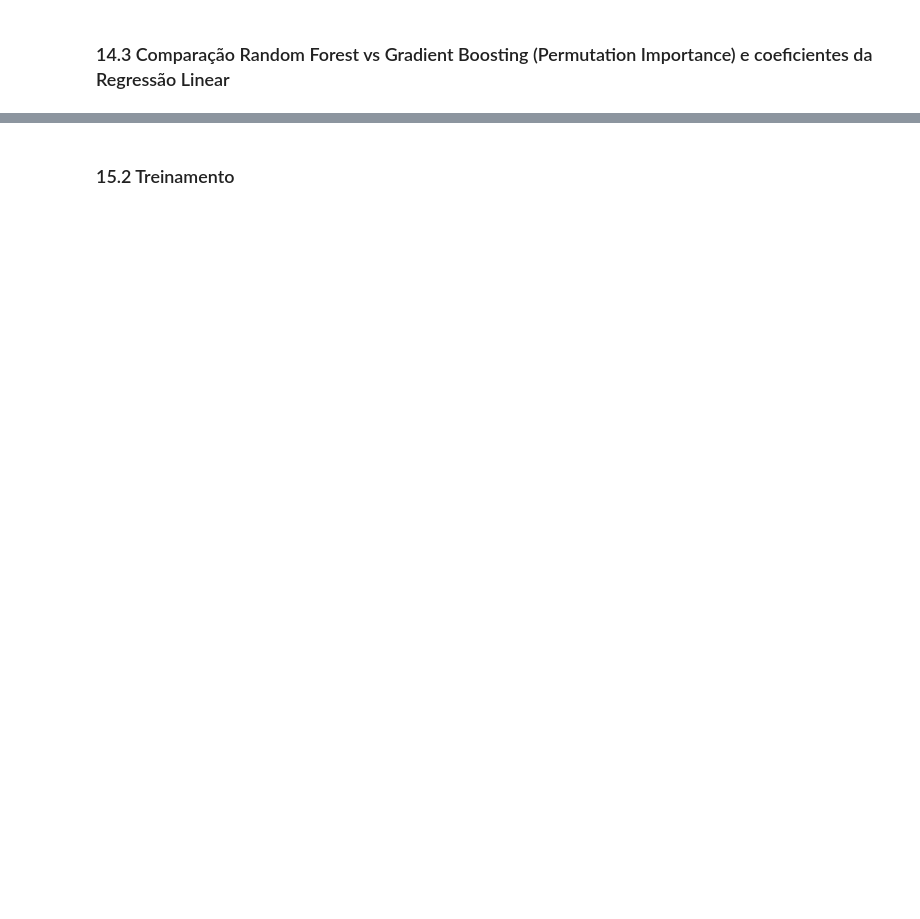
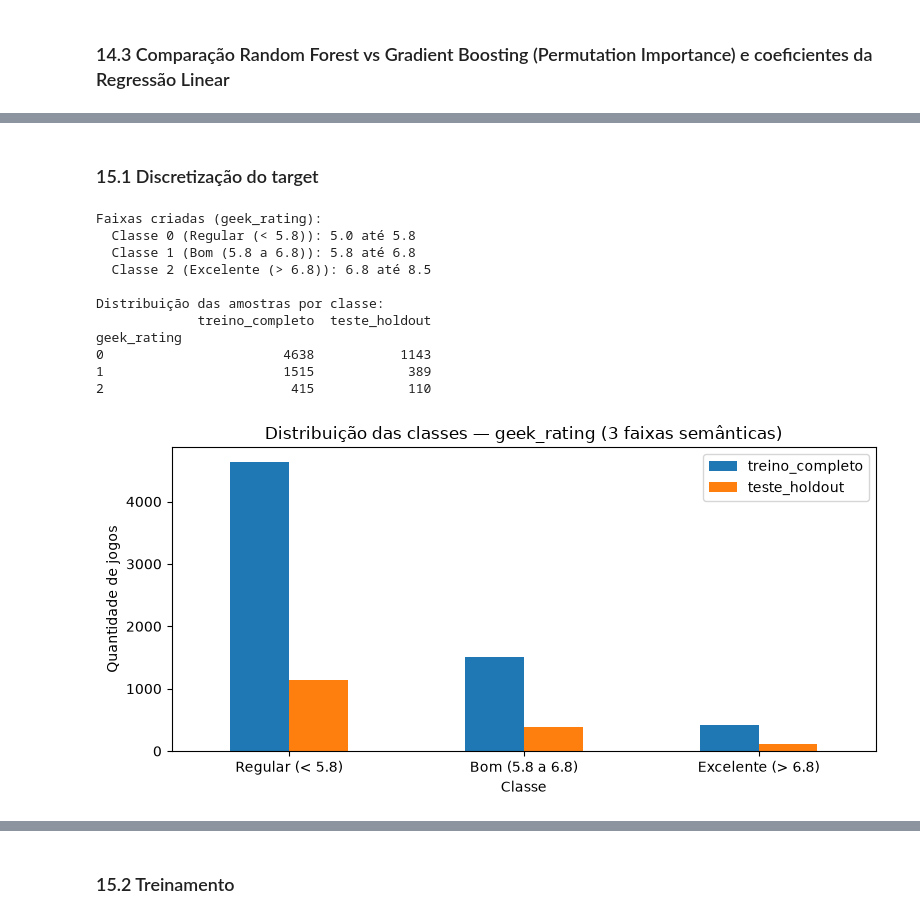
Before and after one commit to GabrielAquarius/trabalho_machine_learning, a Jupyter notebook: treinamento/treinamento_modelos.ipynb, the cells around one changed output, grey strips where cells are left out. Saved outputs shown, nothing was run; the diff lists cells and outputs as text; code cells hidden in the pictures; blank space fills up the shorter version.

```diff
--- a/treinamento/treinamento_modelos.ipynb
+++ b/treinamento/treinamento_modelos.ipynb
@@ -66,7 +37,7 @@ N_ITER = 20   # nº de combinações de hiperparâmetros amostradas (RandomizedS
 
 Carregamos `bgg_dataset_tratado.csv`, gerado pelo notebook `tratamento_dados.ipynb`. A base já está limpa, sem valores nulos, com variáveis categóricas codificadas (one-hot para categorias/mecânicas), publisher e descrição vetorizados. O `geek_rating` (nosso target) permanece na escala original.
 # %%
-df = pd.read_csv("bgg_dataset_tratado.csv")
+df = pd.read_csv("../data/bgg_dataset_tratado.csv")
 
 print(f"Shape: {df.shape[0]:,} linhas x {df.shape[1]} colunas")
 print(f"Valores nulos totais: {df.isna().sum().sum()}")
@@ -542,16 +586,0 @@ Criamos 10 faixas de **largura igual** (bins lineares, `np.linspace`) cobrindo o
-# %%
-N_BINS = 10
-
-bin_edges = np.linspace(y_train_full_reg.min(), y_train_full_reg.max(), N_BINS + 1)
-bin_labels_desc = [f"{bin_edges[i]:.3f} – {bin_edges[i+1]:.3f}" for i in range(N_BINS)]
-
-bin_edges_open = bin_edges.copy()
-bin_edges_open[0] = -np.inf
-bin_edges_open[-1] = np.inf
-
-y_train_clf = pd.cut(y_train_full_reg, bins=bin_edges_open, labels=False, include_lowest=True)
-y_test_clf = pd.cut(y_test_reg, bins=bin_edges_open, labels=False, include_lowest=True)
-
-print("Faixas de geek_rating (definidas a partir do treino):")
-for i, lbl in enumerate(bin_labels_desc):
-    print(f"  Classe {i}: {lbl}")
@@ -557,0 +589,61 @@ for i, lbl in enumerate(bin_labels_desc):
+# %% [markdown]
+### 15.1 Discretização do target
+# %%
+bin_edges = [5.0, 5.8, 6.8, 8.5]
+
+bin_edges_adjusted = bin_edges.copy()
+bin_edges_adjusted[0] = -np.inf
+bin_edges_adjusted[-1] = np.inf
+
+CLASS_NAMES = ["Regular (< 5.8)", "Bom (5.8 a 6.8)", "Excelente (> 6.8)"]
+
+y_train_full_clf = pd.cut(
+    y_train_full_reg,
+    bins=bin_edges_adjusted,
+    labels=False,
+    include_lowest=True
+)
+
+y_test_clf = pd.cut(
+    y_test_reg,
+    bins=bin_edges_adjusted,
+    labels=False,
+    include_lowest=True
+)
+
+print("Faixas criadas (geek_rating):")
+for i in range(len(bin_edges) - 1):
+    print(f"  Classe {i} ({CLASS_NAMES[i]}): {bin_edges[i]} até {bin_edges[i+1]}")
+
+dist_treino = y_train_full_clf.value_counts().sort_index()
+dist_teste  = y_test_clf.value_counts().sort_index()
+
+dist_df = pd.DataFrame({
+    "treino_completo": dist_treino,
+    "teste_holdout":   dist_teste,
+}).fillna(0).astype(int)
+
+print("\nDistribuição das amostras por classe:")
+print(dist_df)
+print()
+
+ax = dist_df.plot(kind="bar", figsize=(8, 4), rot=0)
+ax.set_title("Distribuição das classes — geek_rating (3 faixas semânticas)")
+ax.set_xlabel("Classe")
+ax.set_ylabel("Quantidade de jogos")
+ax.set_xticklabels(CLASS_NAMES)
+plt.tight_layout()
+plt.show()
+# %% [output]
+Faixas criadas (geek_rating):
+  Classe 0 (Regular (< 5.8)): 5.0 até 5.8
+  Classe 1 (Bom (5.8 a 6.8)): 5.8 até 6.8
+  Classe 2 (Excelente (> 6.8)): 6.8 até 8.5
+
+Distribuição das amostras por classe:
+             treino_completo  teste_holdout
+geek_rating
+0                       4638           1143
+1                       1515            389
+2                        415            110
+[figure, added]
```
Also changed, not shown: parts of 50 cells of this notebook, 1 other file.
